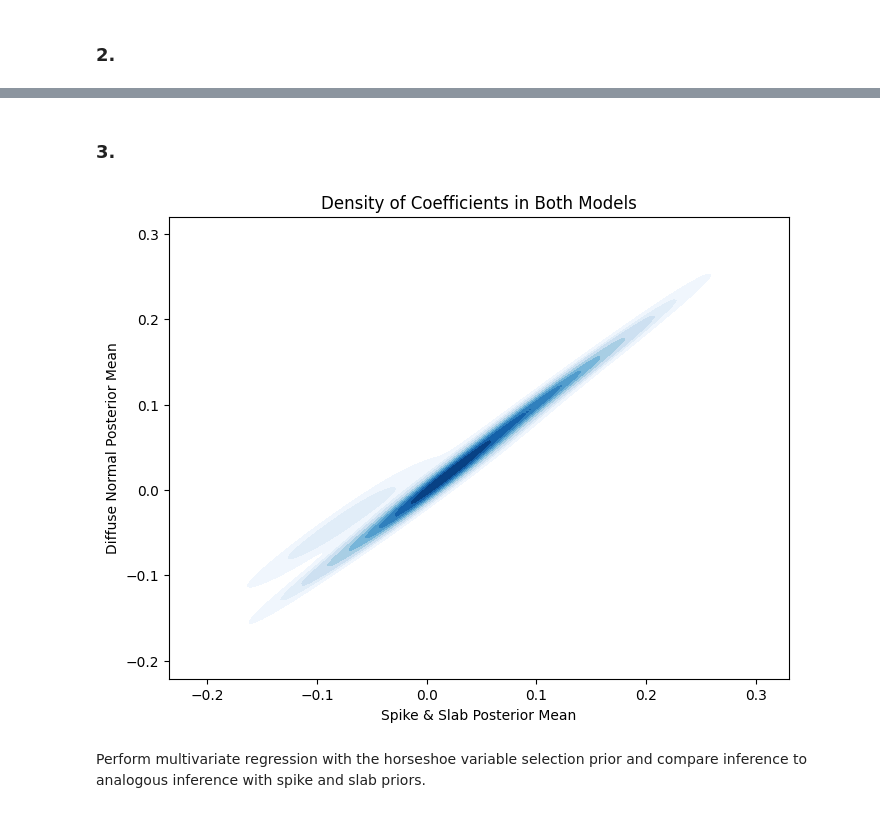
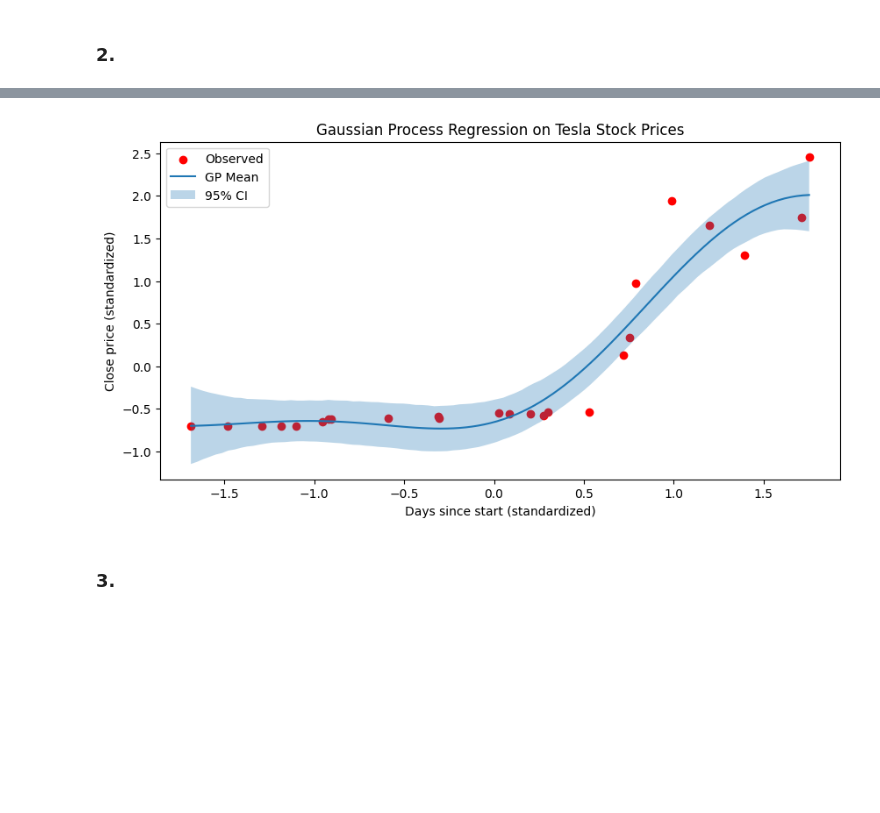
Before and after one commit to imSebin/Bayesian-Statistics-101, a Jupyter notebook: STA365HW9.ipynb, the cells around one changed output, grey strips where cells are left out. Saved outputs shown, nothing was run; the diff lists cells and outputs as text; code cells hidden in the pictures; blank space fills up the shorter version.

```diff
--- a/STA365HW9.ipynb
+++ b/STA365HW9.ipynb
@@ -307,0 +81,20 @@ az.plot_energy(idata_spike_slab)
+# %%
+X_new = np.linspace(X.min(), X.max(), 100)[:, None]
+with TeslaGP:
+    f_pred = gp.conditional("f_pred", X_new)
+    pred_samples = pm.sample_posterior_predictive(idataGP, var_names=["f_pred"])
+
+f_pred_mean = pred_samples.posterior_predictive["f_pred"].mean(dim=["chain", "draw"]).to_numpy()
+f_pred_lower = np.percentile(pred_samples.posterior_predictive["f_pred"].to_numpy(), 2.5, axis=(0, 1))
+f_pred_upper = np.percentile(pred_samples.posterior_predictive["f_pred"].to_numpy(), 97.5, axis=(0, 1))
+
+plt.figure(figsize=(10, 5))
+plt.scatter(X, y, label="Observed", color="red")
+plt.plot(X_new, f_pred_mean, label="GP Mean")
+plt.fill_between(X_new.flatten(), f_pred_lower, f_pred_upper, alpha=0.3, label="95% CI")
+plt.legend()
+plt.xlabel("Days since start (standardized)")
+plt.ylabel("Close price (standardized)")
+plt.title("Gaussian Process Regression on Tesla Stock Prices")
+plt.show()
+# %% [output]
@@ -308,16 +103,3 @@ az.plot_energy(idata_spike_slab)
+[figure, added]
 # %% [markdown]
 ### 3.
-# %%
-betas_diffuse = idata_diffuse.posterior["betas"].mean(dim=["chain", "draw"]).values.flatten()
-betas_spike_slab = idata_spike_slab.posterior["betas"].mean(dim=["chain", "draw"]).values.flatten()
-
-fig, ax = plt.subplots(figsize=(8, 6))
-sns.kdeplot(x=betas_diffuse, y=betas_spike_slab, fill=True, cmap="Blues")
-ax.set_xlabel("Spike & Slab Posterior Mean")
-ax.set_ylabel("Diffuse Normal Posterior Mean")
-ax.set_title("Density of Coefficients in Both Models")
-plt.show()
-# %% [output]
-[figure, removed]
-# %% [markdown]
-Perform multivariate regression with the horseshoe variable selection prior and compare inference to analogous inference with spike and slab priors.
```
Also changed, not shown: parts of 52 cells of this notebook.
